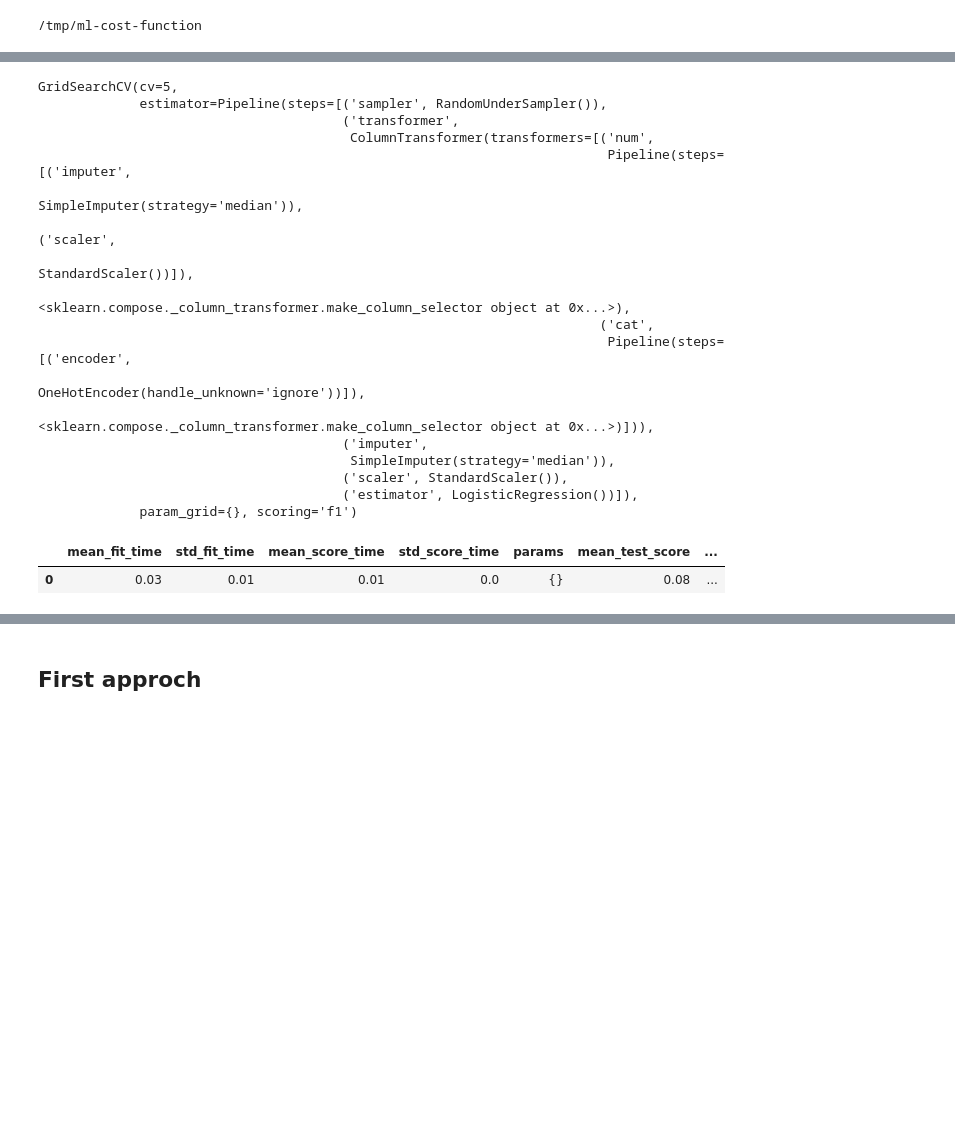
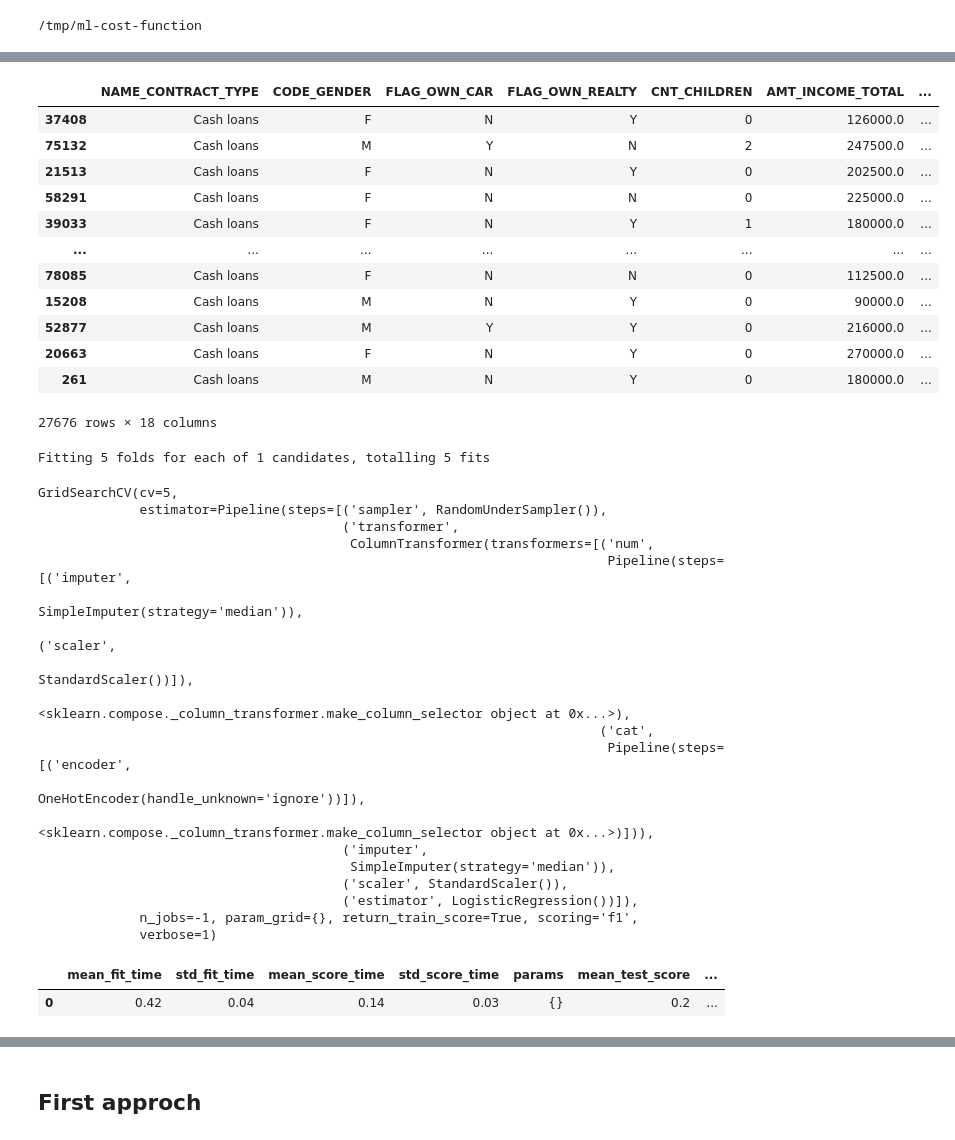
Before and after one commit to AlexandreGazagnes/ml-cost-function, a Jupyter notebook: notebooks/01-modelisation.ipynb, the cells around one changed output, grey strips where cells are left out. Cells and saved outputs as stored; diff of their text form; code cells hidden in the pictures; blank space fills up the shorter version.

```diff
--- a/notebooks/01-modelisation.ipynb
+++ b/notebooks/01-modelisation.ipynb
@@ -78 +94,17 @@ X_train, X_test, y_train, y_test = train_test_split(X, y, test_size=0.3, random_
+# %%
+X_test
+# %% [output]
+|  | NAME_CONTRACT_TYPE | CODE_GENDER | FLAG_OWN_CAR | FLAG_OWN_REALTY | CNT_CHILDREN | AMT_INCOME_TOTAL | ... |
+| 37408 | Cash loans | F | N | Y | 0 | 126000.0 | ... |
+| 75132 | Cash loans | M | Y | N | 2 | 247500.0 | ... |
+| 21513 | Cash loans | F | N | Y | 0 | 202500.0 | ... |
+| 58291 | Cash loans | F | N | N | 0 | 225000.0 | ... |
+| 39033 | Cash loans | F | N | Y | 1 | 180000.0 | ... |
+| ... | ... | ... | ... | ... | ... | ... | ... |
+| 78085 | Cash loans | F | N | N | 0 | 112500.0 | ... |
+| 15208 | Cash loans | M | N | Y | 0 | 90000.0 | ... |
+| 52877 | Cash loans | M | Y | Y | 0 | 216000.0 | ... |
+| 20663 | Cash loans | F | N | Y | 0 | 270000.0 | ... |
+| 261 | Cash loans | M | N | Y | 0 | 180000.0 | ... |
+27676 rows × 18 columns
 # %%
@@ -86,22 +120,24 @@ pipeline = Pipeline([
 # %%
-grid = GridSearchCV(pipeline, param_grid={}, cv=5, scoring='f1')
+grid = GridSearchCV(pipeline, param_grid={}, cv=5, scoring='f1', n_jobs=-1, return_train_score=True, verbose=1)
 grid.fit(X_train, y_train)
 # %% [output]
-GridSearchCV(cv=5,
-             estimator=Pipeline(steps=[('sampler', RandomUnderSampler()),
-                                       ('transformer',
-                                        ColumnTransformer(transformers=[('num',
-                                                                         Pipeline(steps=[('imputer',
-                                                                                          SimpleImputer(strategy='median')),
-                                                                                         ('scaler',
-                                                                                          StandardScaler())]),
-                                                                         <sklearn.compose._column_transformer.make_column_selector object at 0x...>),
-                                                                        ('cat',
-                                                                         Pipeline(steps=[('encoder',
-                                                                                          OneHotEncoder(handle_unknown='ignore'))]),
-                                                                         <sklearn.compose._column_transformer.make_column_selector object at 0x...>)])),
-                                       ('imputer',
-                                        SimpleImputer(strategy='median')),
-                                       ('scaler', StandardScaler()),
-                                       ('estimator', LogisticRegression())]),
-             param_grid={}, scoring='f1')
+Fitting 5 folds for each of 1 candidates, totalling 5 fits
+GridSearchCV(cv=5,
+             estimator=Pipeline(steps=[('sampler', RandomUnderSampler()),
+                                       ('transformer',
+                                        ColumnTransformer(transformers=[('num',
+                                                                         Pipeline(steps=[('imputer',
+                                                                                          SimpleImputer(strategy='median')),
+                                                                                         ('scaler',
+                                                                                          StandardScaler())]),
+                                                                         <sklearn.compose._column_transformer.make_column_selector object at 0x...>),
+                                                                        ('cat',
+                                                                         Pipeline(steps=[('encoder',
+                                                                                          OneHotEncoder(handle_unknown='ignore'))]),
+                                                                         <sklearn.compose._column_transformer.make_column_selector object at 0x...>)])),
+                                       ('imputer',
+                                        SimpleImputer(strategy='median')),
+                                       ('scaler', StandardScaler()),
+                                       ('estimator', LogisticRegression())]),
+             n_jobs=-1, param_grid={}, return_train_score=True, scoring='f1',
+             verbose=1)
@@ -110,7 +144,12 @@ res  = pd.DataFrame(grid.cv_results_).sort_values(by='rank_test_score').head(5)
 # %%
-columns = [k for k in res.columns  if "split" not in k ]
-res = res.loc[:, columns].round(2)
-res
+def resultize(grid):
+
+    res  = pd.DataFrame(grid.cv_results_).sort_values(by='rank_test_score').head(5)
+    columns = [k for k in res.columns  if "split" not in k ]
+    res = res.loc[:, columns].round(2)
+    return res
-# %% [output]
-|  | mean_fit_time | std_fit_time | mean_score_time | std_score_time | params | mean_test_score | ... |
-| 0 | 0.03 | 0.01 | 0.01 | 0.0 | {} | 0.08 | ... |
+# %%
+resultize(grid)
+# %% [output]
+|  | mean_fit_time | std_fit_time | mean_score_time | std_score_time | params | mean_test_score | ... |
+| 0 | 0.42 | 0.04 | 0.14 | 0.03 | {} | 0.2 | ... |
```
Also changed, not shown: parts of 29 cells of this notebook, 4 other files.
